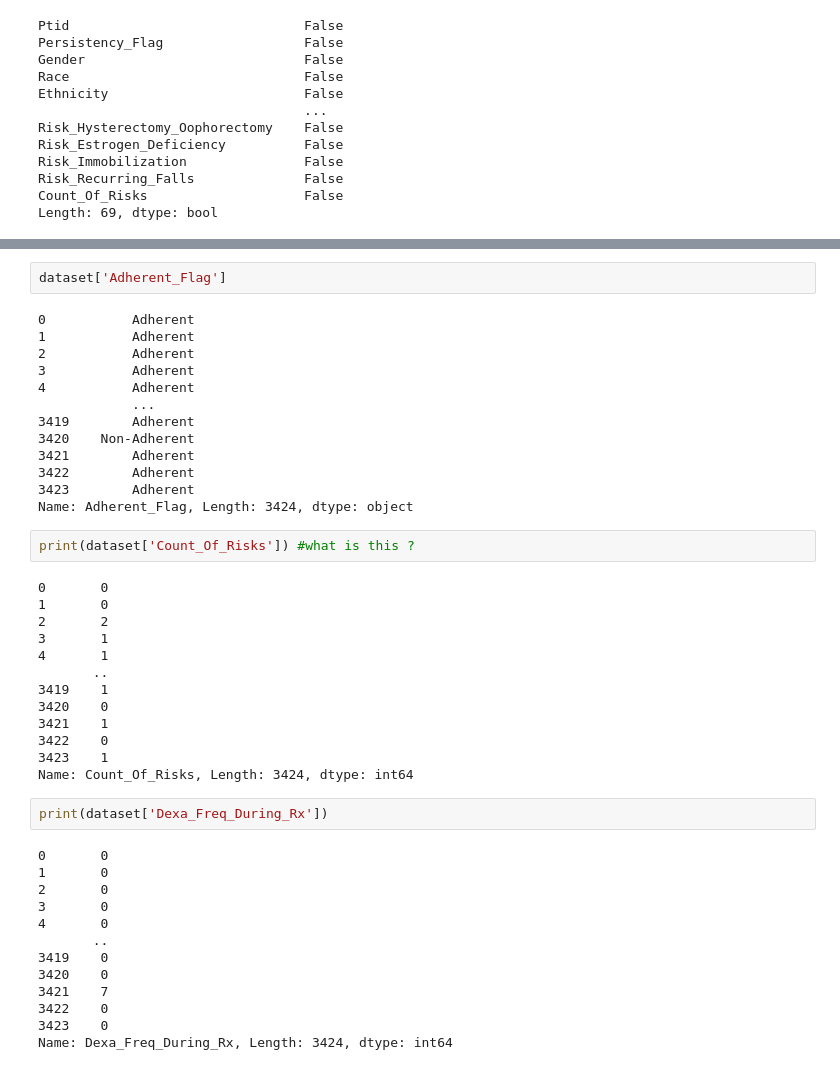
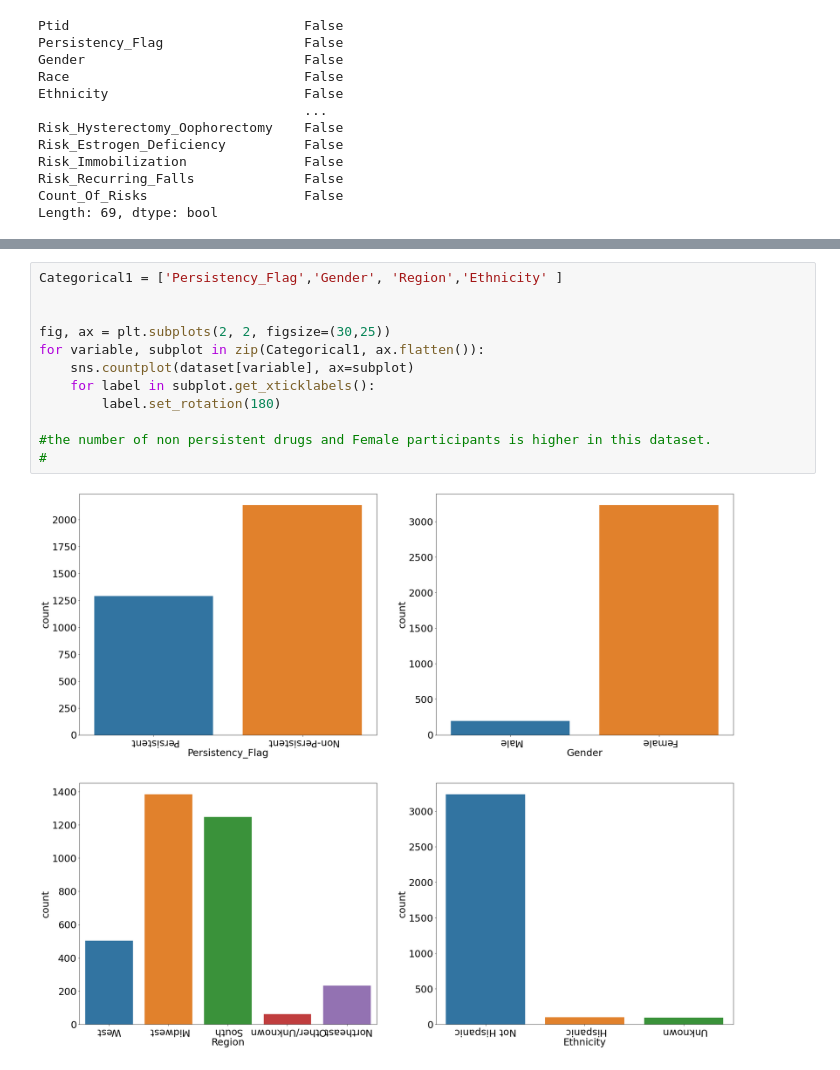
Before and after one commit to SMarzieh/Healthcare-Project, a Jupyter notebook: Marzieh_health-care.ipynb, the cells around one changed output, grey strips where cells are left out. Cells and saved outputs as stored; diff of their text form.

```diff
--- a/Marzieh_health-care.ipynb
+++ b/Marzieh_health-care.ipynb
@@ -183,45 +220,14 @@ ax = sns.heatmap(data = dataset.corr(),cmap='YlGnBu',annot=True)
-# %%
-dataset['Adherent_Flag']
-# %% [output]
-0           Adherent
-1           Adherent
-2           Adherent
-3           Adherent
-4           Adherent
-            ...
-3419        Adherent
-3420    Non-Adherent
-3421        Adherent
-3422        Adherent
-3423        Adherent
-Name: Adherent_Flag, Length: 3424, dtype: object
-# %%
-print(dataset['Count_Of_Risks']) #what is this ?
-# %% [output]
-0       0
-1       0
-2       2
-3       1
-4       1
-       ..
-3419    1
-3420    0
-3421    1
-3422    0
-3423    1
-Name: Count_Of_Risks, Length: 3424, dtype: int64
-# %%
-print(dataset['Dexa_Freq_During_Rx'])
-# %% [output]
-0       0
-1       0
-2       0
-3       0
-4       0
-       ..
-3419    0
-3420    0
-3421    7
-3422    0
-3423    0
-Name: Dexa_Freq_During_Rx, Length: 3424, dtype: int64
+# %%
+Categorical1 = ['Persistency_Flag','Gender', 'Region','Ethnicity' ]
+
+
+fig, ax = plt.subplots(2, 2, figsize=(30,25))
+for variable, subplot in zip(Categorical1, ax.flatten()):
+    sns.countplot(dataset[variable], ax=subplot)
+    for label in subplot.get_xticklabels():
+        label.set_rotation(180)
+
+#the number of non persistent drugs and Female participants is higher in this dataset.
+#
+# %% [output]
+[figure, added]
```
Also changed, not shown: parts of 52 cells of this notebook, 7 other files.
